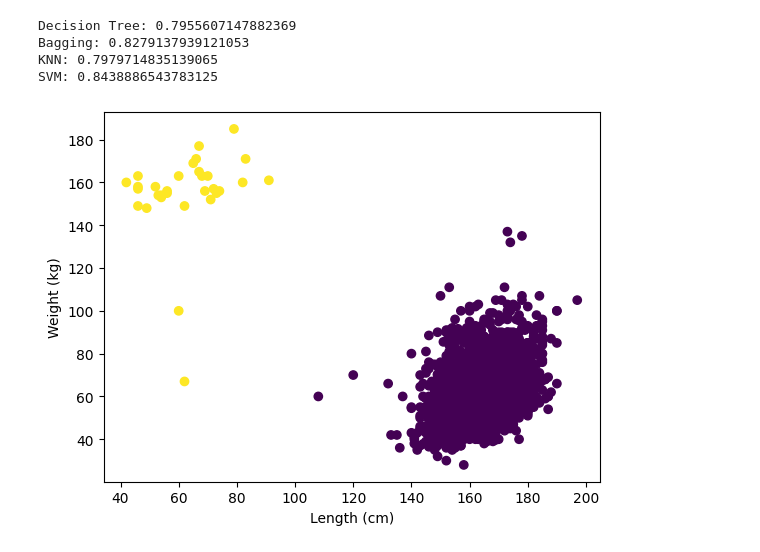
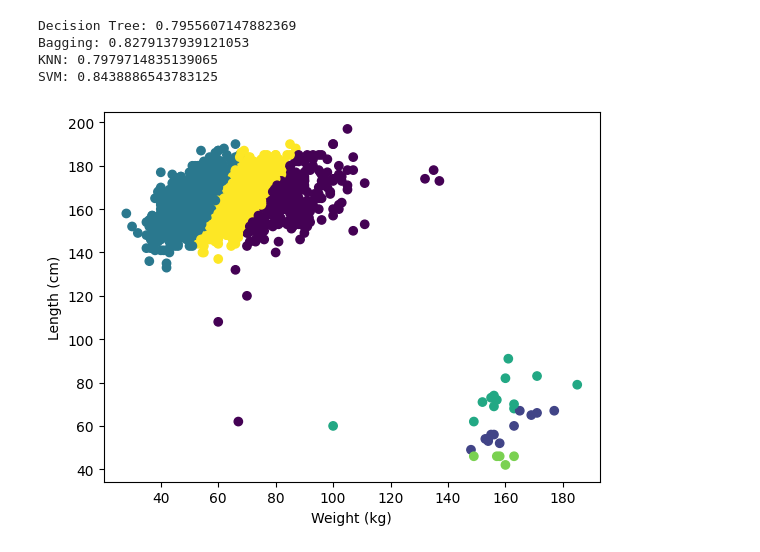
Before and after one commit to sina-am/copcord, a Jupyter notebook: note.ipynb, the cells around one changed output. Cells and saved outputs as stored; diff of their text form; code cells hidden in the pictures.

```diff
--- a/note.ipynb
+++ b/note.ipynb
@@ -98,11 +94,13 @@ Bagging: 0.8279137939121053
 KNN: 0.7979714835139065
 SVM: 0.8438886543783125
 # %%
-kmeans = KMeans(n_clusters=2, n_init=10)
-kmeans.fit(df[['len', 'weight']])
-plt.scatter(df['len'], df['weight'], c=kmeans.labels_)
-plt.xlabel("Length (cm)")
-plt.ylabel("Weight (kg)")
+df['BMI'] = df['weight'] / (df['len']/100 ** 2)
+kmeans = KMeans(n_clusters=6, n_init=10)
+kmeans.fit(df[['len', 'weight', 'BMI']])
+
+plt.scatter(df['weight'], df['len'], c=kmeans.labels_)
+plt.ylabel("Length (cm)")
+plt.xlabel("Weight (kg)")
 plt.show()
 # %% [output]
-[figure, old version]
+[figure, new version]
```
Also changed, not shown: parts of 1 cell of this notebook.
